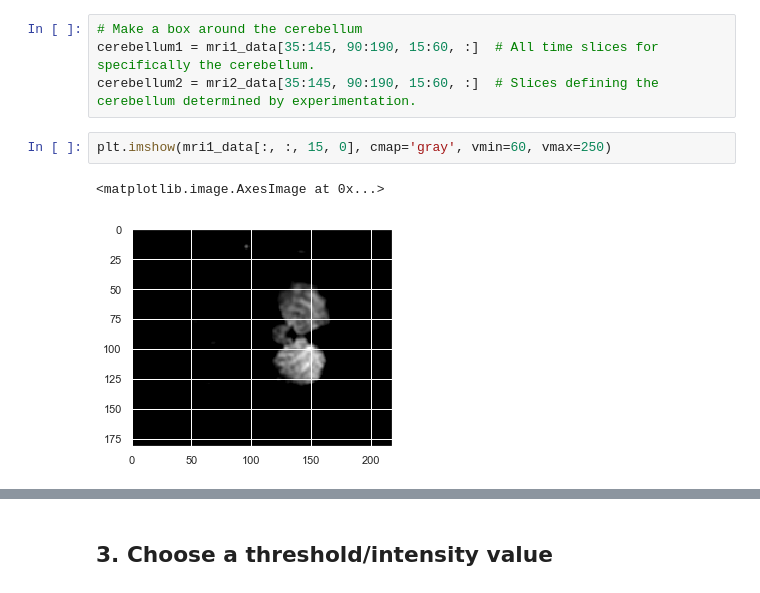
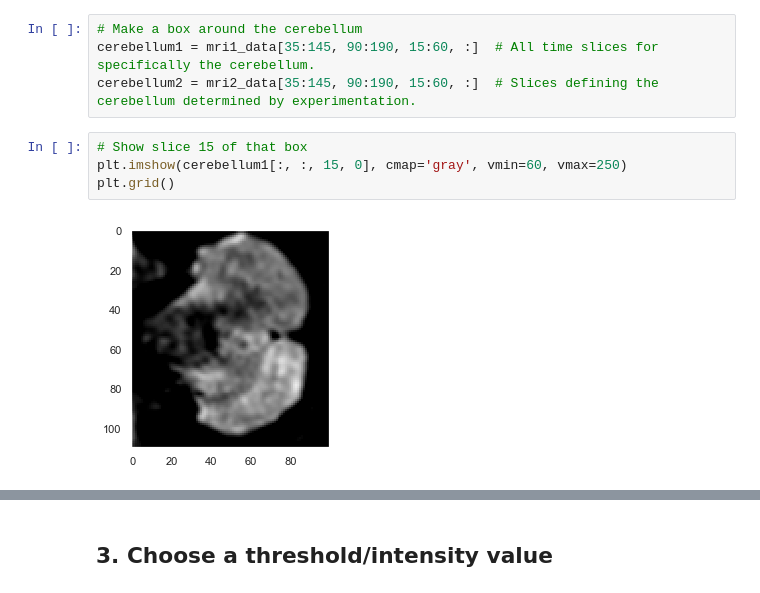
Before and after one commit to loftusa/mri-code-challenge, a Jupyter notebook: Main-analysis.ipynb, the cells around one changed output, grey strips where cells are left out. Drawn from its saved outputs; the diff is of its cells as text.

```diff
--- a/Main-analysis.ipynb
+++ b/Main-analysis.ipynb
@@ -215,10 +231,11 @@ ax2.set_title('Session 2');
 cerebellum1 = mri1_data[35:145, 90:190, 15:60, :]  # All time slices for specifically the cerebellum.
 cerebellum2 = mri2_data[35:145, 90:190, 15:60, :]  # Slices defining the cerebellum determined by experimentation.
 # %%
-plt.imshow(mri1_data[:, :, 15, 0], cmap='gray', vmin=60, vmax=250)
+# Show slice 15 of that box
+plt.imshow(cerebellum1[:, :, 15, 0], cmap='gray', vmin=60, vmax=250)
+plt.grid()
 # %% [output]
-<matplotlib.image.AxesImage at 0x...>
-[figure, old version]
+[figure, new version]
 # %%
 # TODO: figure out how to label the rows
 
```
Also changed, not shown: parts of 29 cells of this notebook.
